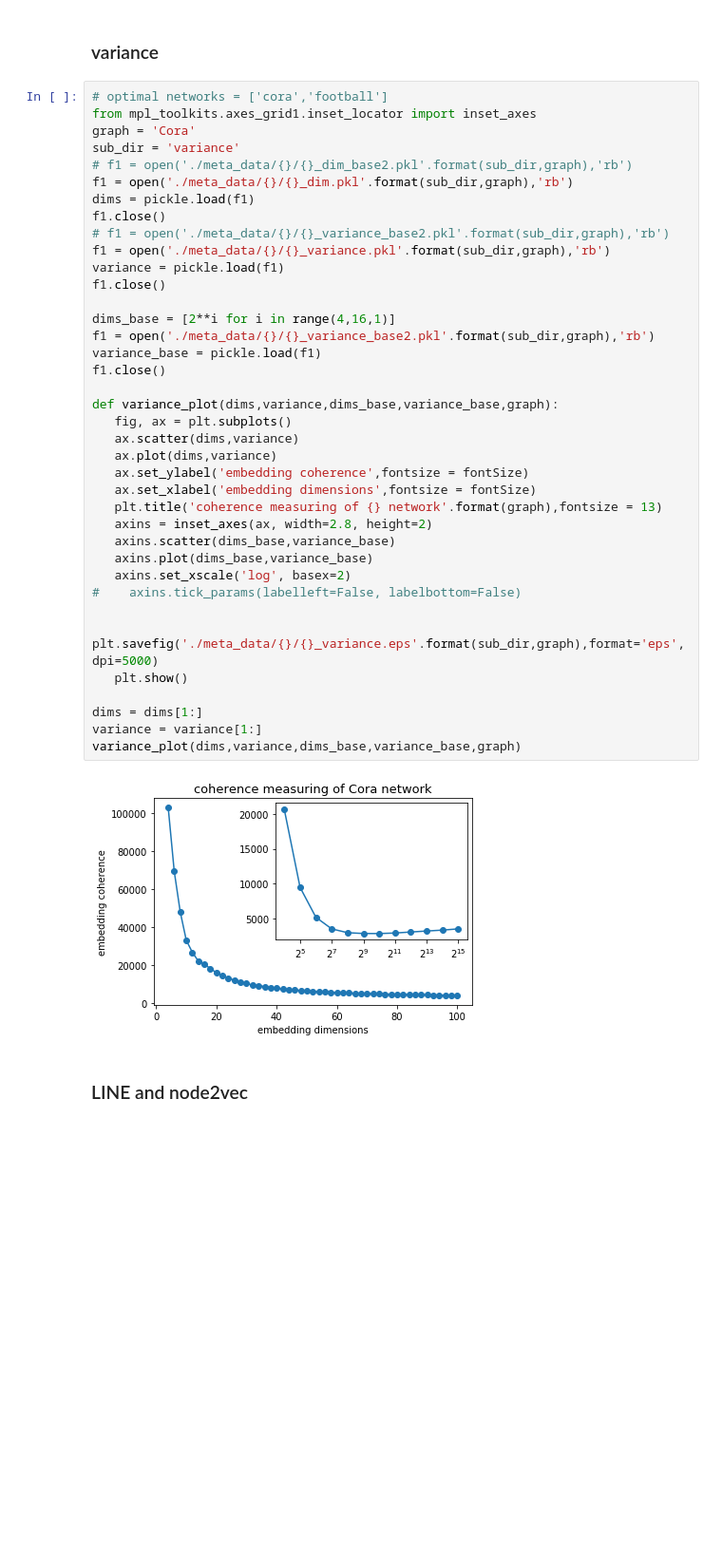
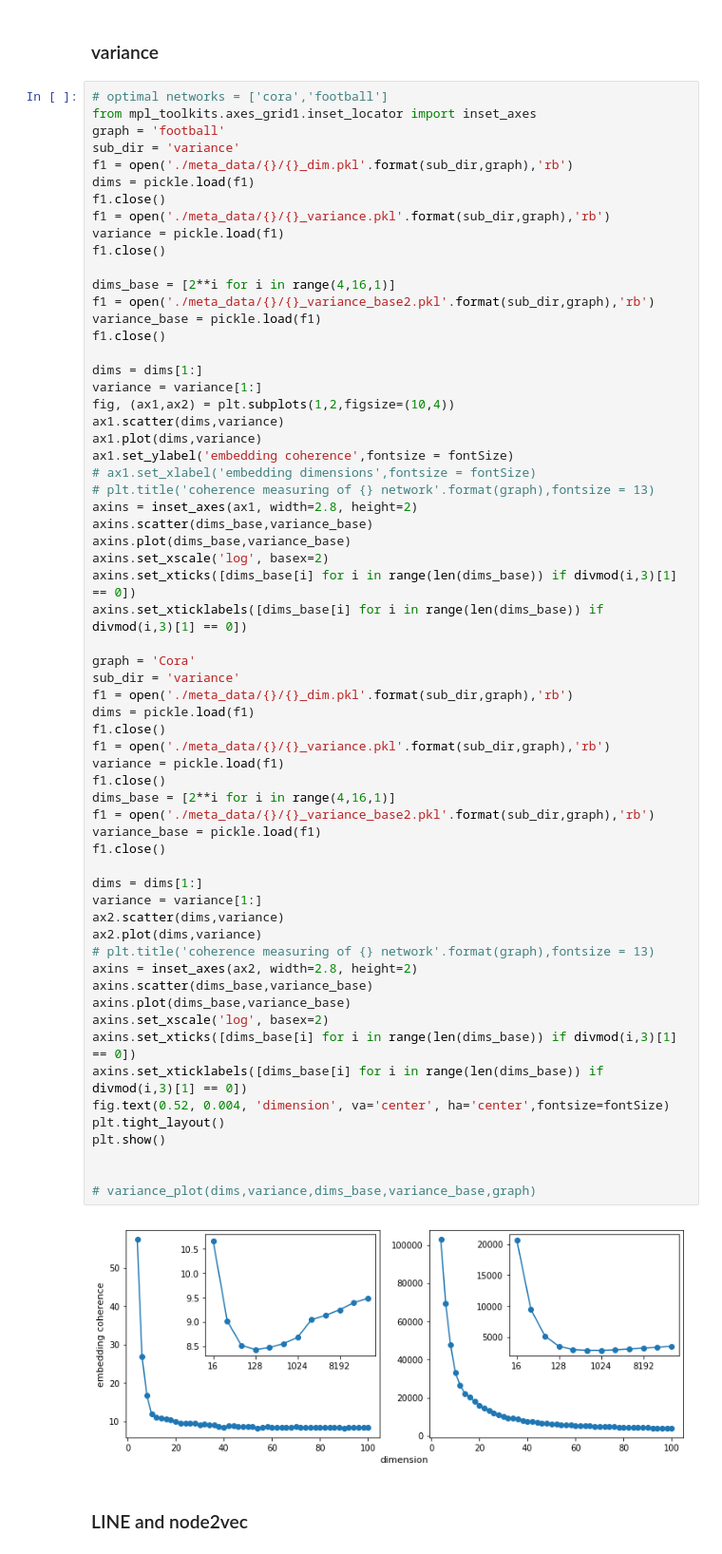
Before and after one commit to Villafly/dimensional_plot, a Jupyter notebook: paper_plot.ipynb, the cells around one changed output. Shown at 95% size. Drawn from its saved outputs; the diff is of its cells as text; blank space fills up the shorter version.

```diff
--- a/paper_plot.ipynb
+++ b/paper_plot.ipynb
@@ -231,43 +192,67 @@ plt.show()
 # %%
 # optimal networks = ['cora','football']
 from mpl_toolkits.axes_grid1.inset_locator import inset_axes
-graph = 'Cora'
+graph = 'football'
 sub_dir = 'variance'
-# f1 = open('./meta_data/{}/{}_dim_base2.pkl'.format(sub_dir,graph),'rb')
 f1 = open('./meta_data/{}/{}_dim.pkl'.format(sub_dir,graph),'rb')
 dims = pickle.load(f1)
 f1.close()
-# f1 = open('./meta_data/{}/{}_variance_base2.pkl'.format(sub_dir,graph),'rb')
 f1 = open('./meta_data/{}/{}_variance.pkl'.format(sub_dir,graph),'rb')
 variance = pickle.load(f1)
 f1.close()
 
 dims_base = [2**i for i in range(4,16,1)]
 f1 = open('./meta_data/{}/{}_variance_base2.pkl'.format(sub_dir,graph),'rb')
 variance_base = pickle.load(f1)
 f1.close()
 
-def variance_plot(dims,variance,dims_base,variance_base,graph):
-   fig, ax = plt.subplots()
-   ax.scatter(dims,variance)
-   ax.plot(dims,variance)
-   ax.set_ylabel('embedding coherence',fontsize = fontSize)
-   ax.set_xlabel('embedding dimensions',fontsize = fontSize)
-   plt.title('coherence measuring of {} network'.format(graph),fontsize = 13)
-   axins = inset_axes(ax, width=2.8, height=2)
-   axins.scatter(dims_base,variance_base)
-   axins.plot(dims_base,variance_base)
-   axins.set_xscale('log', basex=2)
-#    axins.tick_params(labelleft=False, labelbottom=False)
+dims = dims[1:]
+variance = variance[1:]
+fig, (ax1,ax2) = plt.subplots(1,2,figsize=(10,4))
+ax1.scatter(dims,variance)
+ax1.plot(dims,variance)
+ax1.set_ylabel('embedding coherence',fontsize = fontSize)
+# ax1.set_xlabel('embedding dimensions',fontsize = fontSize)
+# plt.title('coherence measuring of {} network'.format(graph),fontsize = 13)
+axins = inset_axes(ax1, width=2.8, height=2)
+axins.scatter(dims_base,variance_base)
+axins.plot(dims_base,variance_base)
+axins.set_xscale('log', basex=2)
+axins.set_xticks([dims_base[i] for i in range(len(dims_base)) if divmod(i,3)[1] == 0])
+axins.set_xticklabels([dims_base[i] for i in range(len(dims_base)) if divmod(i,3)[1] == 0])
 
-   plt.savefig('./meta_data/{}/{}_variance.eps'.format(sub_dir,graph),format='eps',dpi=5000)
-   plt.show()
+graph = 'Cora'
+sub_dir = 'variance'
+f1 = open('./meta_data/{}/{}_dim.pkl'.format(sub_dir,graph),'rb')
+dims = pickle.load(f1)
+f1.close()
+f1 = open('./meta_data/{}/{}_variance.pkl'.format(sub_dir,graph),'rb')
+variance = pickle.load(f1)
+f1.close()
+dims_base = [2**i for i in range(4,16,1)]
+f1 = open('./meta_data/{}/{}_variance_base2.pkl'.format(sub_dir,graph),'rb')
+variance_base = pickle.load(f1)
+f1.close()
 
 dims = dims[1:]
 variance = variance[1:]
-variance_plot(dims,variance,dims_base,variance_base,graph)
+ax2.scatter(dims,variance)
+ax2.plot(dims,variance)
+# plt.title('coherence measuring of {} network'.format(graph),fontsize = 13)
+axins = inset_axes(ax2, width=2.8, height=2)
+axins.scatter(dims_base,variance_base)
+axins.plot(dims_base,variance_base)
+axins.set_xscale('log', basex=2)
+axins.set_xticks([dims_base[i] for i in range(len(dims_base)) if divmod(i,3)[1] == 0])
+axins.set_xticklabels([dims_base[i] for i in range(len(dims_base)) if divmod(i,3)[1] == 0])
+fig.text(0.52, 0.004, 'dimension', va='center', ha='center',fontsize=fontSize)
+plt.tight_layout()
+plt.show()
+
+
+# variance_plot(dims,variance,dims_base,variance_base,graph)
 # %% [output]
-[figure, old version]
+[figure, new version]
 # %% [markdown]
 ### LINE and node2vec
 # %%
```
Also changed, not shown: parts of 7 cells of this notebook.
